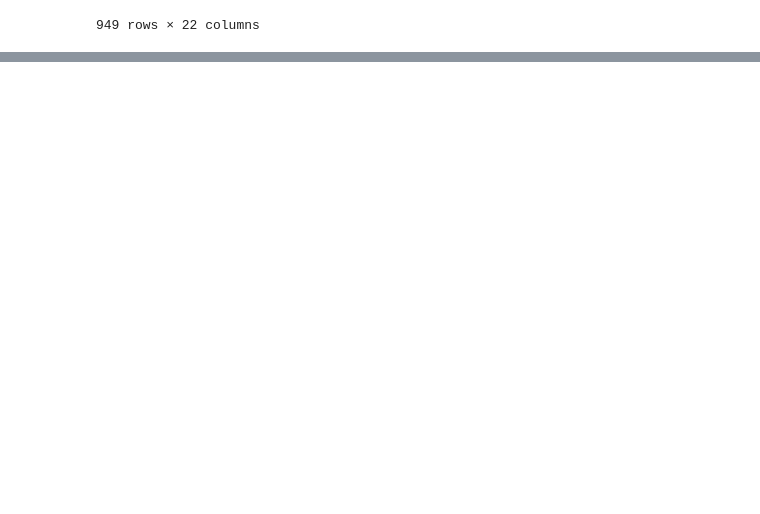
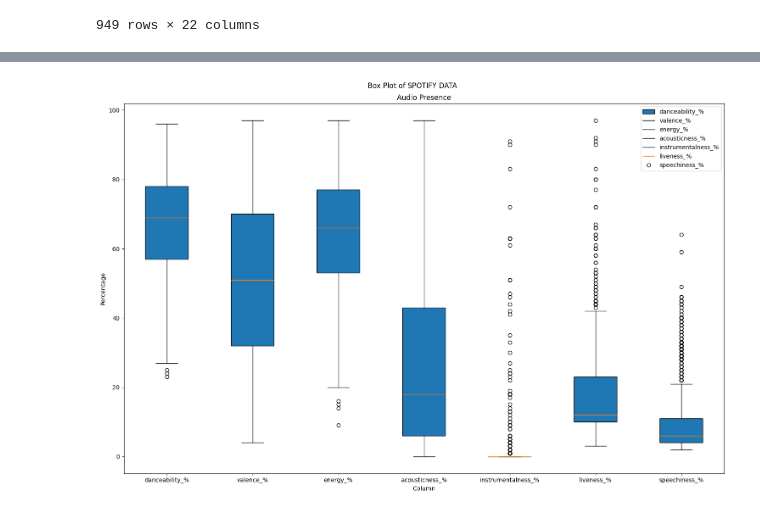
Before and after one commit to i-ap5/FamBus, a Jupyter notebook: famBus.ipynb, the cells around one changed output, grey strips where cells are left out. Cells and saved outputs as stored; diff of their text form; code cells hidden in the pictures; blank space fills up the shorter version.

```diff
--- a/famBus.ipynb
+++ b/famBus.ipynb
@@ -498,0 +613,16 @@ memory usage: 148.3 KB
+# %%
+audioData=out_check[['danceability_%', 'valence_%', 'energy_%', 'acousticness_%', 'instrumentalness_%', 'liveness_%',
+                   'speechiness_%']]
+audioColumn=audioData.columns
+
+plt.figure(figsize=(15,10))
+plt.suptitle('Box Plot of SPOTIFY DATA')
+plt.title('Audio Presence')
+plt.boxplot(audioData,patch_artist=True,labels=audioColumn)
+plt.xlabel("Column")
+plt.ylabel('Percentage')
+plt.legend(audioData)
+plt.tight_layout()
+plt.show()
+# %% [output]
+[figure, added]
```
Also changed, not shown: parts of 13 cells of this notebook, 1 other file.
